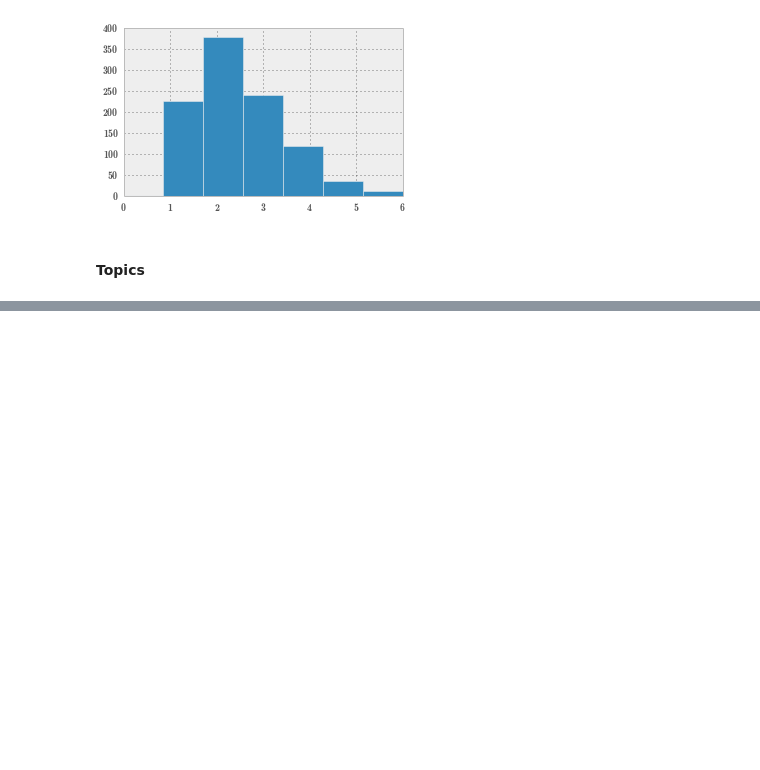
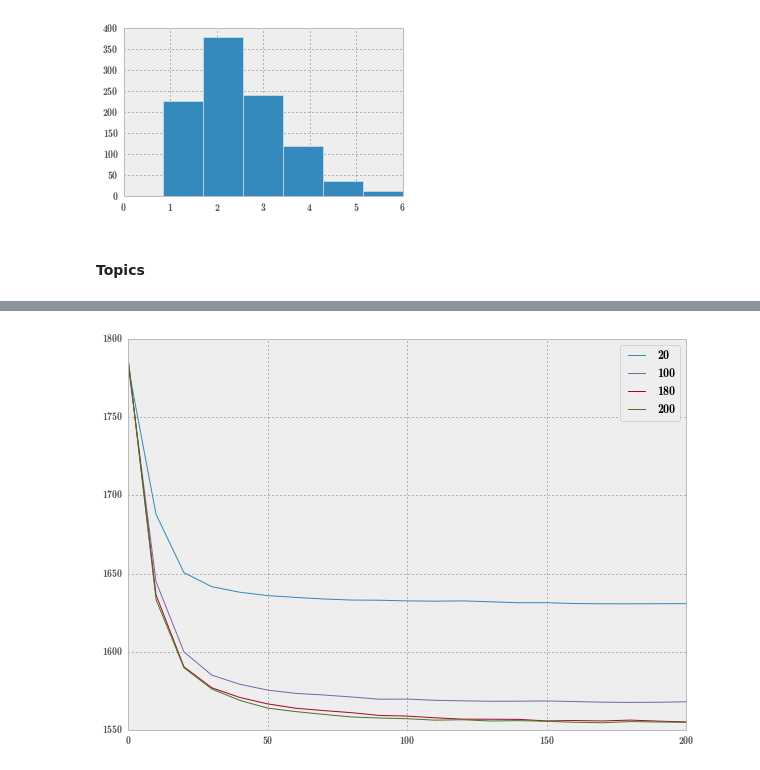
Before and after one commit to jvdzwaan/dilipad, a Jupyter notebook: View_CPT_results.ipynb, the cells around one changed output, grey strips where cells are left out. Cells and saved outputs as stored; diff of their text form; code cells hidden in the pictures; blank space fills up the shorter version.

```diff
--- a/View_CPT_results.ipynb
+++ b/View_CPT_results.ipynb
@@ -163,0 +206,4 @@ for i in range(100):
+# %%
+perplexity_opinion[['20', '100', '180', '200']].plot();
+# %% [output]
+[figure, added]
```
Also changed, not shown: parts of 22 cells of this notebook.
